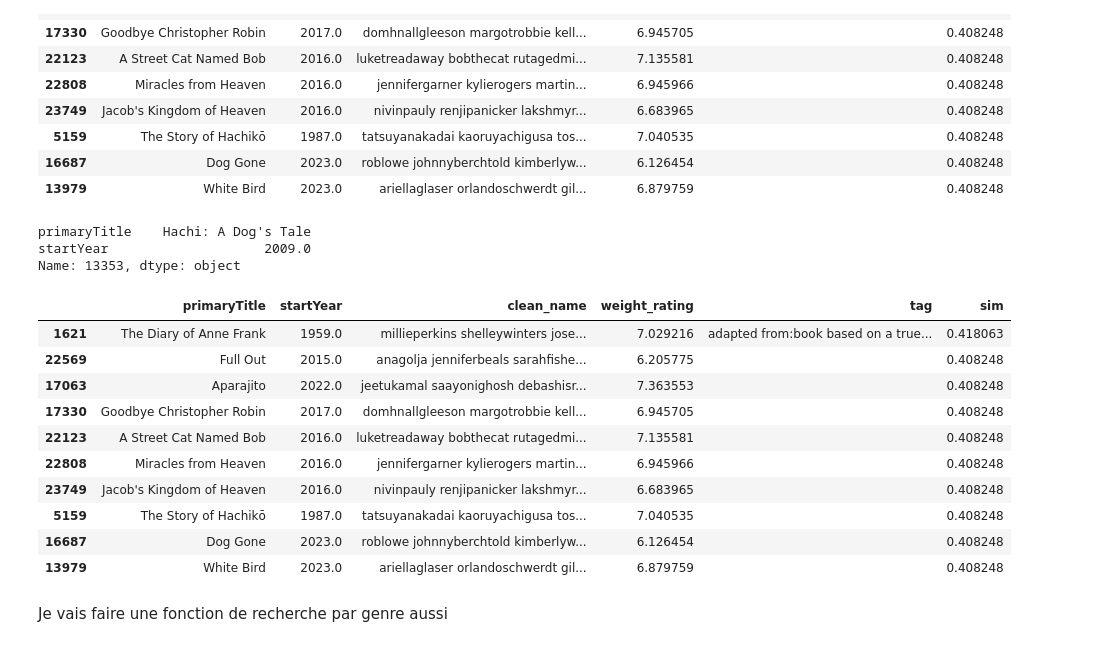
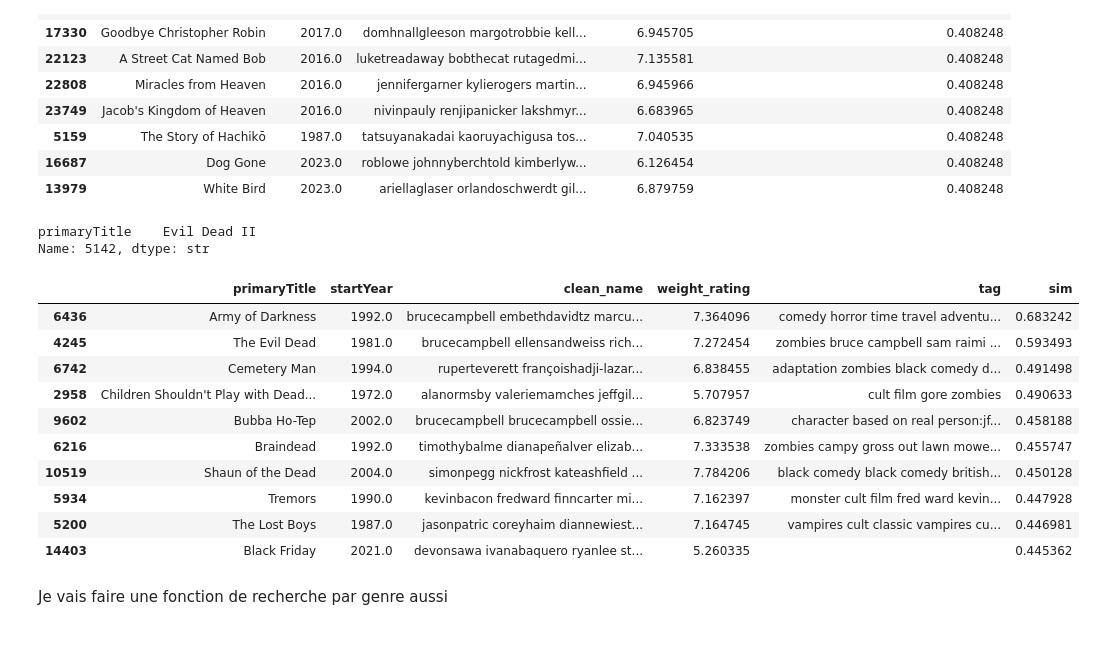
Before and after one commit to BoostMetrics/Recommandation-de-films, a Jupyter notebook: notebooks/03-modeling/Test 3 enrich.ipynb, the cells around one changed output. Saved outputs shown, nothing was run; the diff lists cells and outputs as text; code cells hidden in the pictures.

```diff
--- a/notebooks/03-modeling/Test 3 enrich.ipynb
+++ b/notebooks/03-modeling/Test 3 enrich.ipynb
@@ -389,22 +389,21 @@ def recherche_par_titre(titre, n=10):
     df_temp = df_temp.sort_values(['sim'], ascending=[False])
     return df_temp[['primaryTitle', 'startYear', 'clean_name', 'weight_rating', 'tag', 'sim']].head(n)
 # %%
-recherche_par_titre('Hachi')
+recherche_par_titre('evil dead')
 # %% [output]
-primaryTitle    Hachi: A Dog's Tale
-startYear                    2009.0
-Name: 13353, dtype: object
+primaryTitle    Evil Dead II
+Name: 5142, dtype: str
 |  | primaryTitle | startYear | clean_name | weight_rating | tag | sim |
-| 1621 | The Diary of Anne Frank | 1959.0 | millieperkins shelleywinters jose... | 7.029216 | adapted from:book based on a true... | 0.418063 |
-| 22569 | Full Out | 2015.0 | anagolja jenniferbeals sarahfishe... | 6.205775 |  | 0.408248 |
-| 17063 | Aparajito | 2022.0 | jeetukamal saayonighosh debashisr... | 7.363553 |  | 0.408248 |
-| 17330 | Goodbye Christopher Robin | 2017.0 | domhnallgleeson margotrobbie kell... | 6.945705 |  | 0.408248 |
-| 22123 | A Street Cat Named Bob | 2016.0 | luketreadaway bobthecat rutagedmi... | 7.135581 |  | 0.408248 |
-| 22808 | Miracles from Heaven | 2016.0 | jennifergarner kylierogers martin... | 6.945966 |  | 0.408248 |
-| 23749 | Jacob's Kingdom of Heaven | 2016.0 | nivinpauly renjipanicker lakshmyr... | 6.683965 |  | 0.408248 |
-| 5159 | The Story of Hachikō | 1987.0 | tatsuyanakadai kaoruyachigusa tos... | 7.040535 |  | 0.408248 |
-| 16687 | Dog Gone | 2023.0 | roblowe johnnyberchtold kimberlyw... | 6.126454 |  | 0.408248 |
-| 13979 | White Bird | 2023.0 | ariellaglaser orlandoschwerdt gil... | 6.879759 |  | 0.408248 |
+| 6436 | Army of Darkness | 1992.0 | brucecampbell embethdavidtz marcu... | 7.364096 | comedy horror time travel adventu... | 0.683242 |
+| 4245 | The Evil Dead | 1981.0 | brucecampbell ellensandweiss rich... | 7.272454 | zombies bruce campbell sam raimi ... | 0.593493 |
+| 6742 | Cemetery Man | 1994.0 | ruperteverett françoishadji-lazar... | 6.838455 | adaptation zombies black comedy d... | 0.491498 |
+| 2958 | Children Shouldn't Play with Dead... | 1972.0 | alanormsby valeriemamches jeffgil... | 5.707957 | cult film gore zombies | 0.490633 |
+| 9602 | Bubba Ho-Tep | 2002.0 | brucecampbell brucecampbell ossie... | 6.823749 | character based on real person:jf... | 0.458188 |
+| 6216 | Braindead | 1992.0 | timothybalme dianapeñalver elizab... | 7.333538 | zombies campy gross out lawn mowe... | 0.455747 |
+| 10519 | Shaun of the Dead | 2004.0 | simonpegg nickfrost kateashfield ... | 7.784206 | black comedy black comedy british... | 0.450128 |
+| 5934 | Tremors | 1990.0 | kevinbacon fredward finncarter mi... | 7.162397 | monster cult film fred ward kevin... | 0.447928 |
+| 5200 | The Lost Boys | 1987.0 | jasonpatric coreyhaim diannewiest... | 7.164745 | vampires cult classic vampires cu... | 0.446981 |
+| 14403 | Black Friday | 2021.0 | devonsawa ivanabaquero ryanlee st... | 5.260335 |  | 0.445362 |
 # %% [markdown]
 Je vais faire une fonction de recherche par genre aussi
 # %%
```
Also changed, not shown: parts of 1 cell of this notebook, 5 other files.
